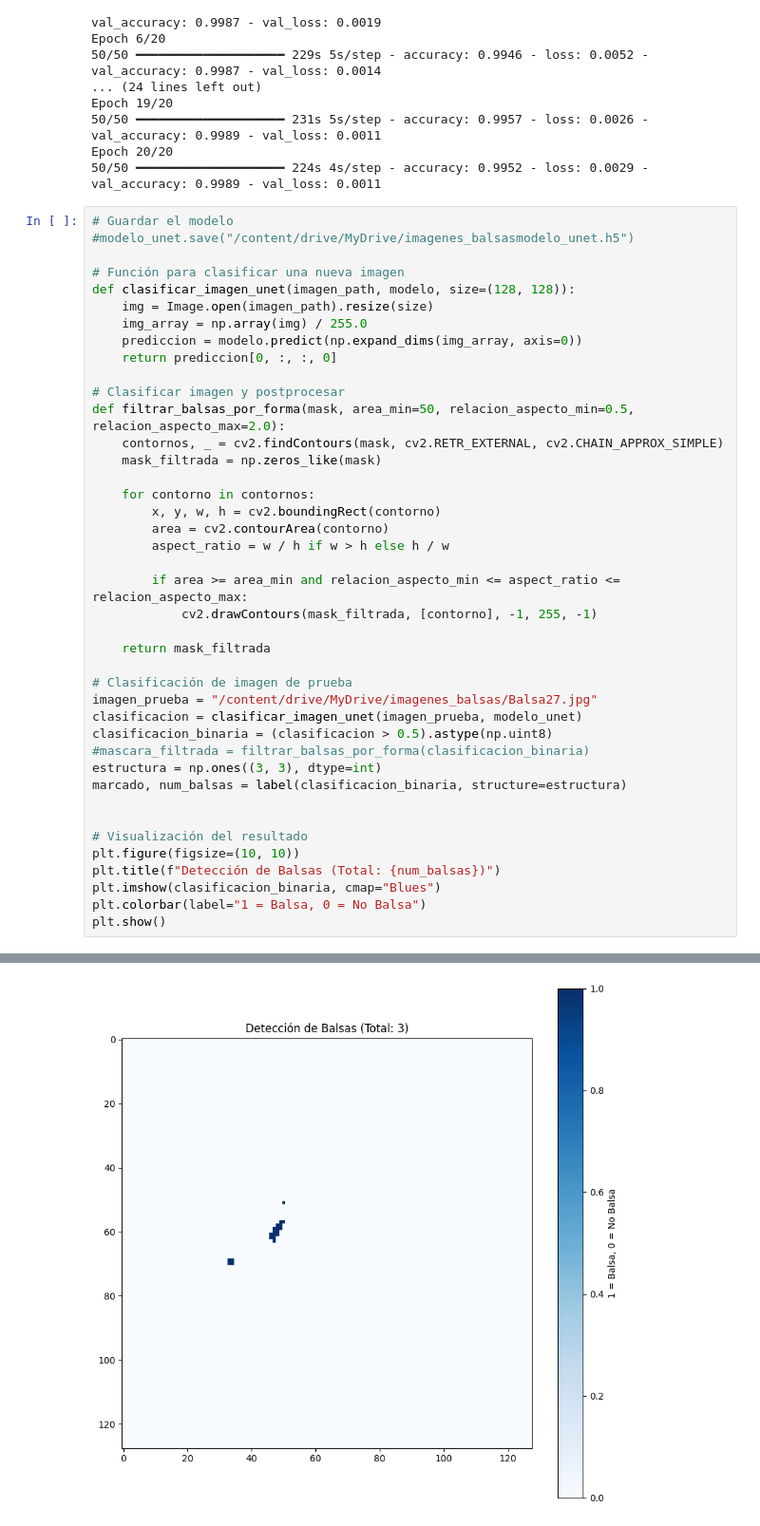
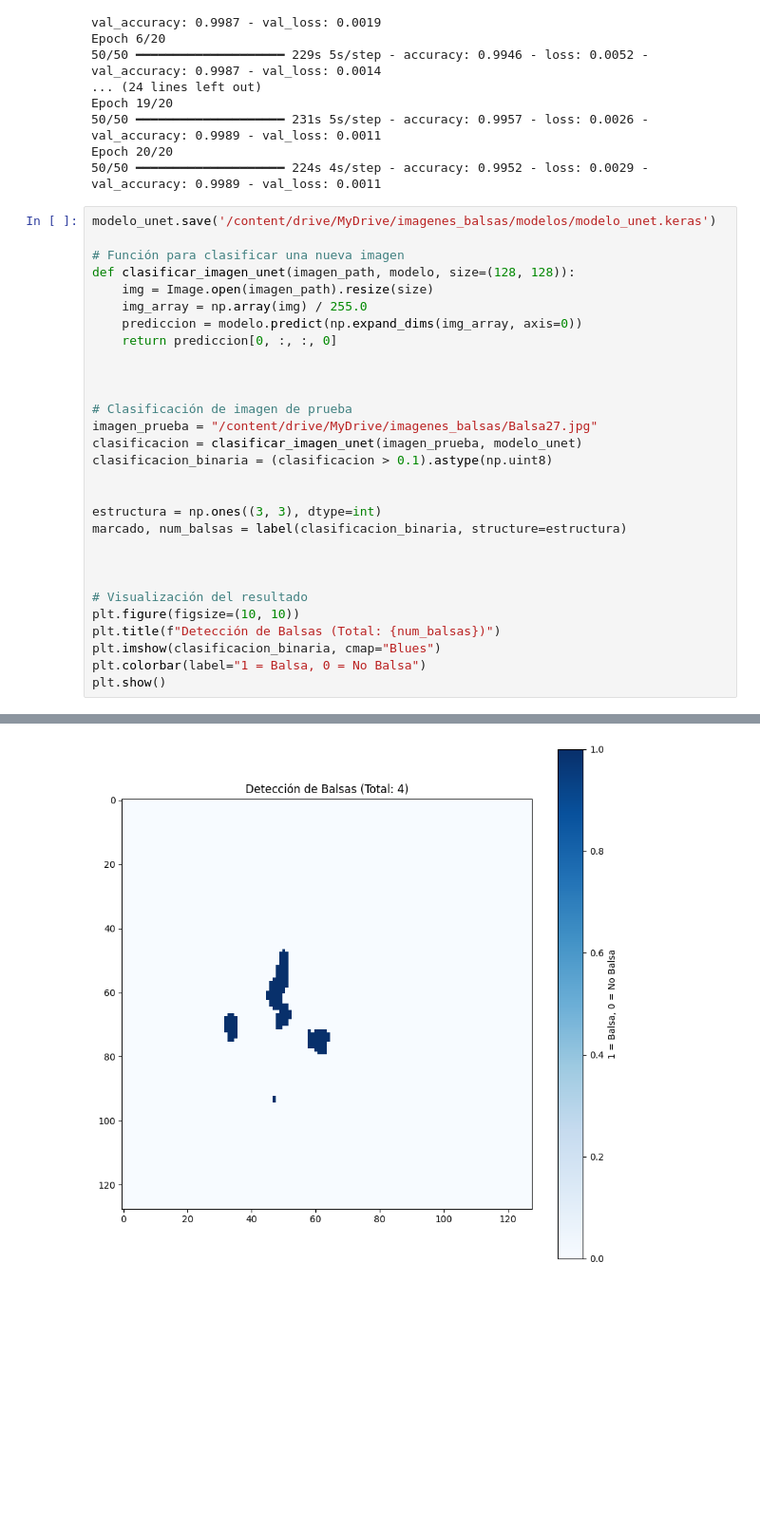
Before and after one commit to Pablobm3/Detector-de-Balsas, a Jupyter notebook: pruebaUnet.ipynb, the cells around one changed output, grey strips where cells are left out. Shown at 95% size. Saved outputs shown, nothing was run; the diff lists cells and outputs as text; blank space fills up the shorter version.

```diff
--- a/pruebaUnet.ipynb
+++ b/pruebaUnet.ipynb
@@ -191,8 +191,7 @@ Epoch 19/20
 Epoch 20/20
 50/50 ━━━━━━━━━━━━━━━━━━━━ 224s 4s/step - accuracy: 0.9952 - loss: 0.0029 - val_accuracy: 0.9989 - val_loss: 0.0011
 # %%
-# Guardar el modelo
-#modelo_unet.save("/content/drive/MyDrive/imagenes_balsasmodelo_unet.h5")
+modelo_unet.save('/content/drive/MyDrive/imagenes_balsas/modelos/modelo_unet.keras')
 
 # Función para clasificar una nueva imagen
 def clasificar_imagen_unet(imagen_path, modelo, size=(128, 128)):
@@ -201,28 +200,17 @@ def clasificar_imagen_unet(imagen_path, modelo, size=(128, 128)):
     prediccion = modelo.predict(np.expand_dims(img_array, axis=0))
     return prediccion[0, :, :, 0]
 
-# Clasificar imagen y postprocesar
-def filtrar_balsas_por_forma(mask, area_min=50, relacion_aspecto_min=0.5, relacion_aspecto_max=2.0):
-    contornos, _ = cv2.findContours(mask, cv2.RETR_EXTERNAL, cv2.CHAIN_APPROX_SIMPLE)
-    mask_filtrada = np.zeros_like(mask)
 
-    for contorno in contornos:
-        x, y, w, h = cv2.boundingRect(contorno)
-        area = cv2.contourArea(contorno)
-        aspect_ratio = w / h if w > h else h / w
-
-        if area >= area_min and relacion_aspecto_min <= aspect_ratio <= relacion_aspecto_max:
-            cv2.drawContours(mask_filtrada, [contorno], -1, 255, -1)
-
-    return mask_filtrada
 
 # Clasificación de imagen de prueba
 imagen_prueba = "/content/drive/MyDrive/imagenes_balsas/Balsa27.jpg"
 clasificacion = clasificar_imagen_unet(imagen_prueba, modelo_unet)
-clasificacion_binaria = (clasificacion > 0.5).astype(np.uint8)
-#mascara_filtrada = filtrar_balsas_por_forma(clasificacion_binaria)
+clasificacion_binaria = (clasificacion > 0.1).astype(np.uint8)
+
+
 estructura = np.ones((3, 3), dtype=int)
 marcado, num_balsas = label(clasificacion_binaria, structure=estructura)
+
 
 
 # Visualización del resultado
@@ -236 +224 @@ plt.show()
-[figure, old version]
+[figure, new version]
```
Also changed, not shown: parts of 1 cell of this notebook.
